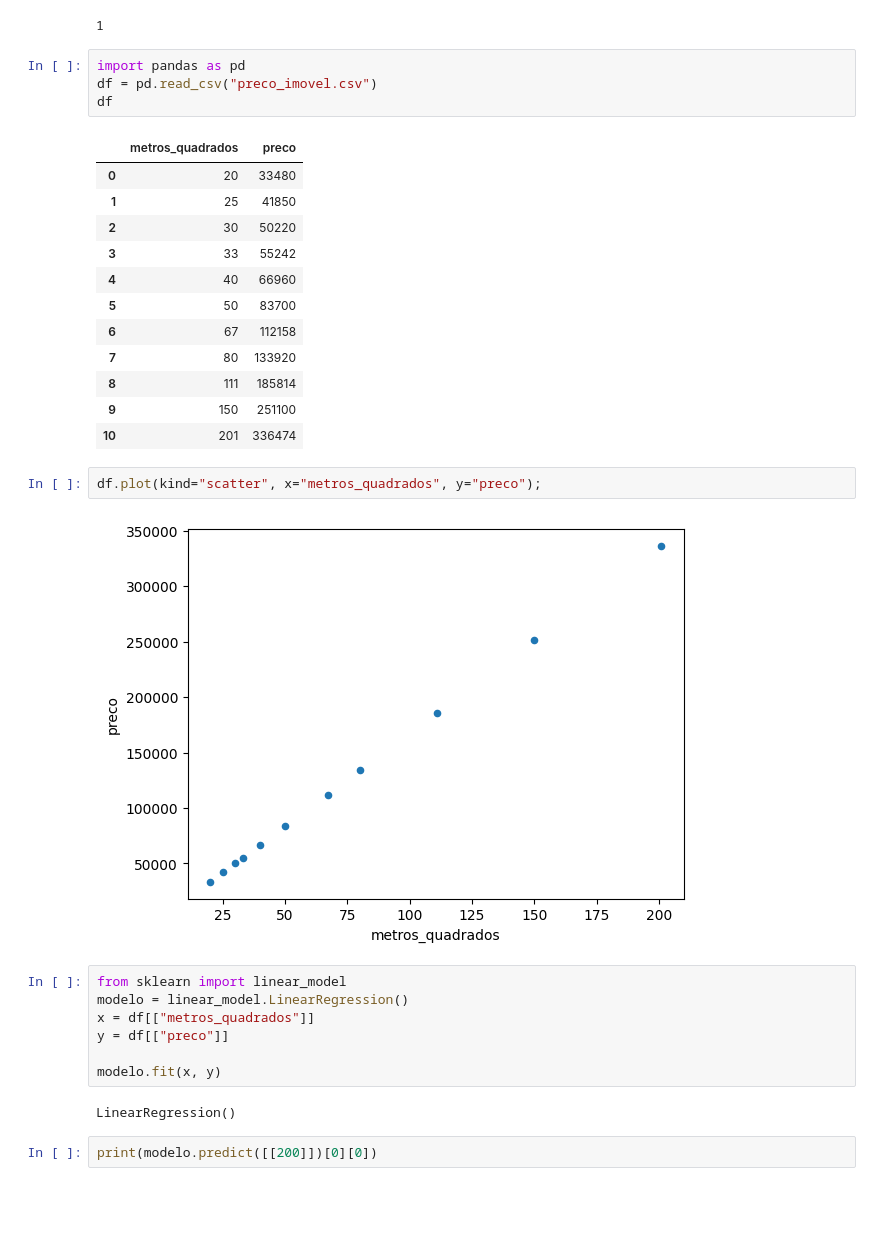
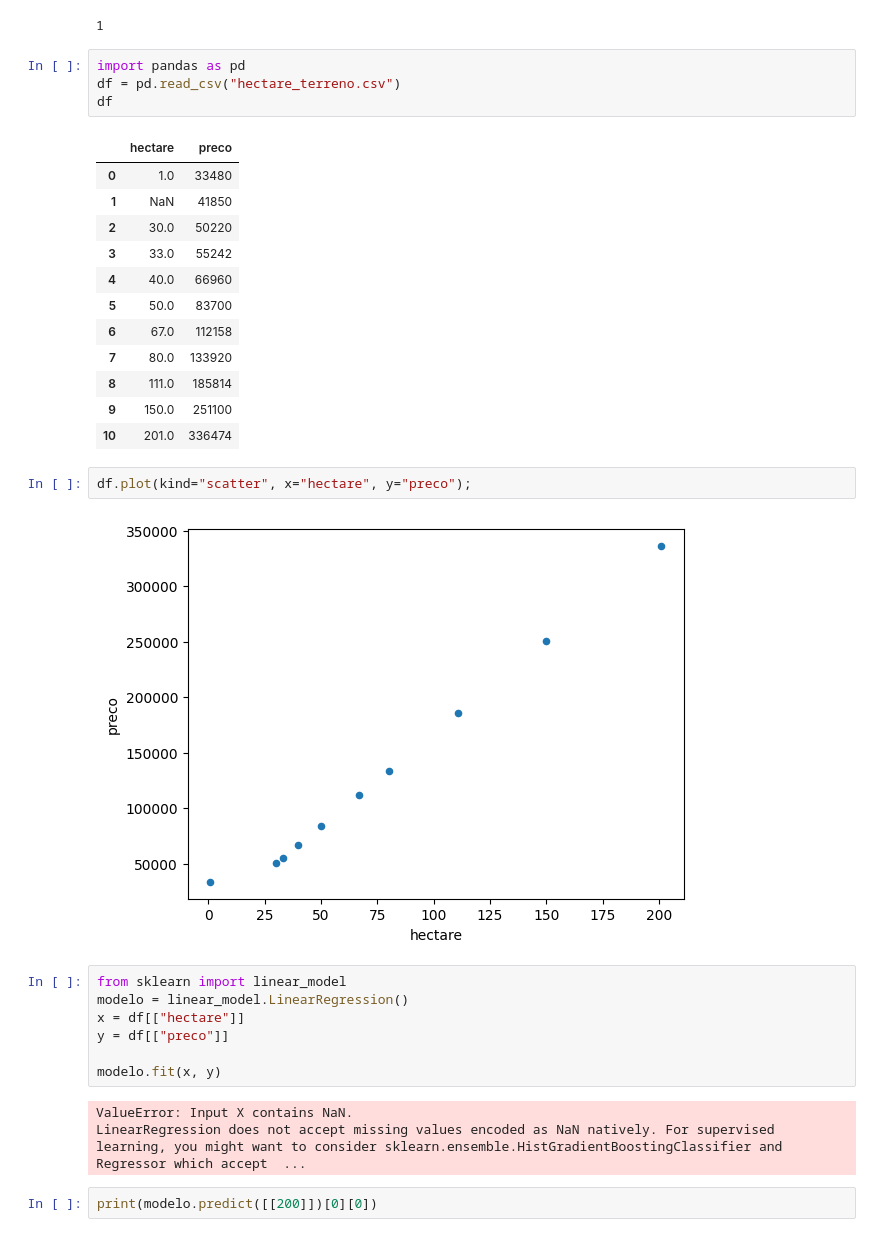
Before and after one commit to cmendes7/projeto-ml, a Jupyter notebook: testes.ipynb, the cells around one changed output. Drawn from its saved outputs; the diff is of its cells as text; blank space fills up the shorter version.

Commit message:
criação de csv de terreno e atualização e projetos

```diff
--- a/testes.ipynb
+++ b/testes.ipynb
@@ -4,34 +4,35 @@ print(1)
 1
 # %%
 import pandas as pd
-df = pd.read_csv("preco_imovel.csv")
+df = pd.read_csv("hectare_terreno.csv")
 df
 # %% [output]
-|  | metros_quadrados | preco |
-| 0 | 20 | 33480 |
-| 1 | 25 | 41850 |
-| 2 | 30 | 50220 |
-| 3 | 33 | 55242 |
-| 4 | 40 | 66960 |
-| 5 | 50 | 83700 |
-| 6 | 67 | 112158 |
-| 7 | 80 | 133920 |
-| 8 | 111 | 185814 |
-| 9 | 150 | 251100 |
-| 10 | 201 | 336474 |
+|  | hectare | preco |
+| 0 | 1.0 | 33480 |
+| 1 | NaN | 41850 |
+| 2 | 30.0 | 50220 |
+| 3 | 33.0 | 55242 |
+| 4 | 40.0 | 66960 |
+| 5 | 50.0 | 83700 |
+| 6 | 67.0 | 112158 |
+| 7 | 80.0 | 133920 |
+| 8 | 111.0 | 185814 |
+| 9 | 150.0 | 251100 |
+| 10 | 201.0 | 336474 |
 # %%
-df.plot(kind="scatter", x="metros_quadrados", y="preco");
+df.plot(kind="scatter", x="hectare", y="preco");
 # %% [output]
-[figure, old version]
+[figure, new version]
 # %%
 from sklearn import linear_model
 modelo = linear_model.LinearRegression()
-x = df[["metros_quadrados"]]
+x = df[["hectare"]]
 y = df[["preco"]]
 
 modelo.fit(x, y)
 # %% [output]
-LinearRegression()
+ValueError: Input X contains NaN.
+LinearRegression does not accept missing values encoded as NaN natively. For supervised learning, you might want to consider sklearn.ensemble.HistGradientBoostingClassifier and Regressor which accept  ...
 # %%
 print(modelo.predict([[200]])[0][0])
 # %% [output]
```
Also changed, not shown: 3 other files.
